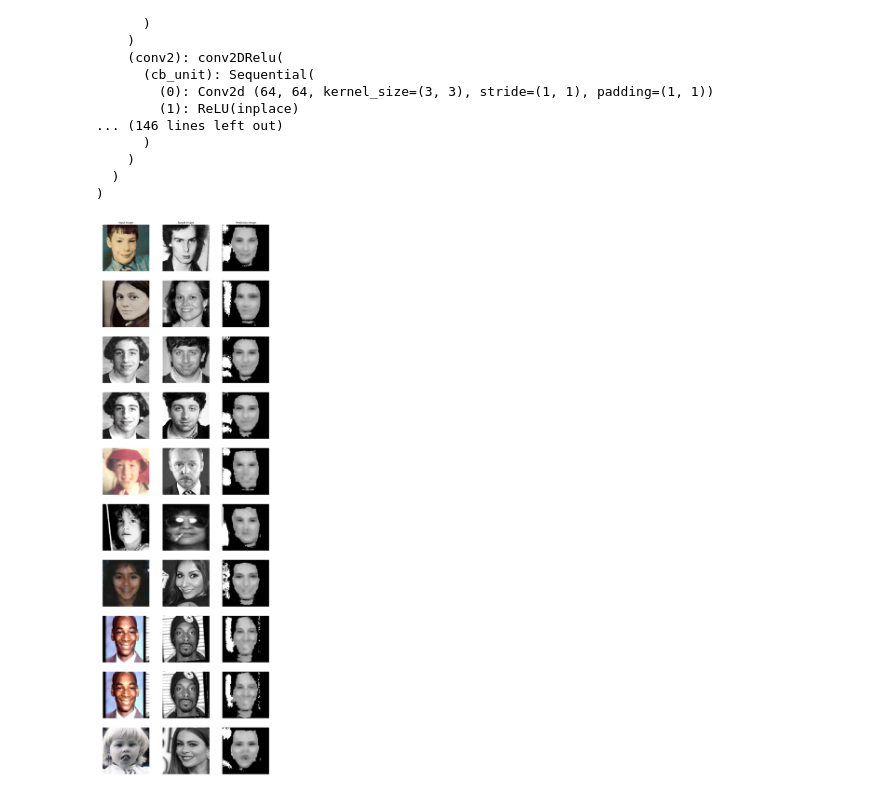
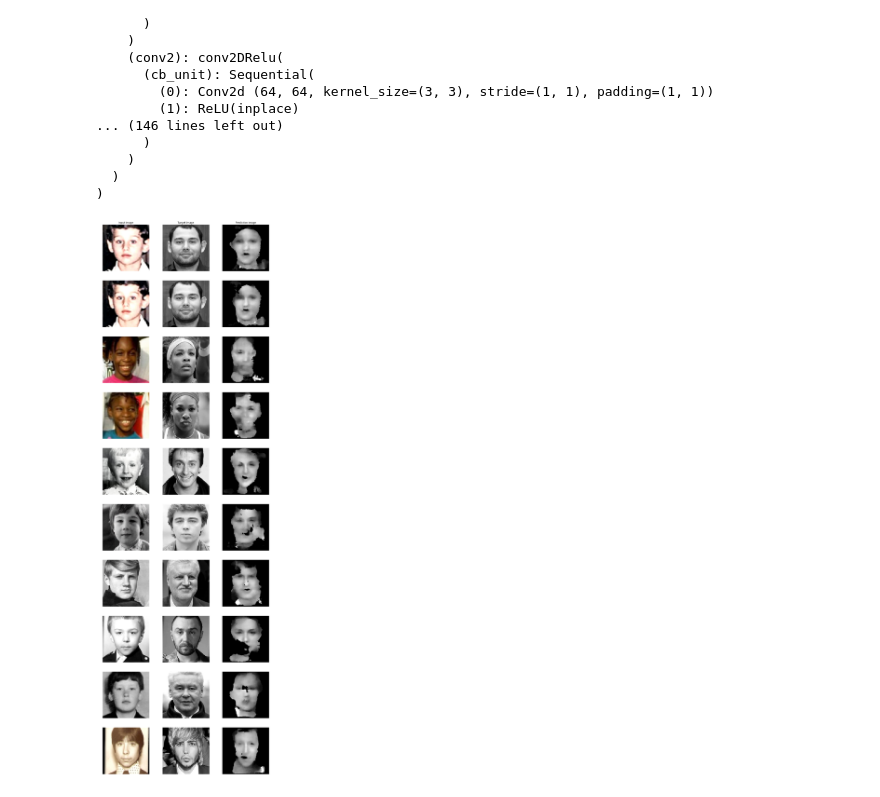
Before and after one commit to HX4G0N/ConvAge, a Jupyter notebook: ConvAge.ipynb, the cells around one changed output. Cells and saved outputs as stored; diff of their text form; code cells hidden in the pictures.

```diff
--- a/ConvAge.ipynb
+++ b/ConvAge.ipynb
@@ -108,7 +106,7 @@ START TRAIN.
 [Iteration 373/29840] TRAIN loss: 5.615
 RuntimeError: Expected object of type Variable[torch.cuda.LongTensor] but found type Variable[torch.cuda.FloatTensor] for argument #1 'other'
 # %%
-model=torch.load('models/convage_nn_background_20epochs.model')
+model=torch.load('models/convage_nn_background_90epochs.model')
 # %%
 model.cpu()
 # %% [output]
@@ -132,7 +130,7 @@ ConvAgeNN(
 # %%
 num_example_imgs = 10
 plt.figure(figsize=(15, 5 * num_example_imgs))
-for i, (img, target) in enumerate(val_data[70:70+num_example_imgs]):
+for i, (img, target) in enumerate(val_data[40:40+num_example_imgs]):
     inputs = img.unsqueeze(0)
     inputs = Variable(inputs)
     if model.is_cuda:
@@ -140,31 +138,31 @@ for i, (img, target) in enumerate(val_data[70:70+num_example_imgs]):
 
     outputs = model.forward(inputs)
     _, preds = torch.max(outputs, 1)
     pred = preds[0].data.cpu()
 
     img, target, pred = img.numpy(), target.numpy(), pred.numpy()
 
     # img
     plt.subplot(num_example_imgs, 3, i * 3 + 1)
     plt.axis('off')
     plt.imshow(img.transpose(1,2,0))
     if i == 0:
         plt.title("Input image")
 
     # target
     plt.subplot(num_example_imgs, 3, i * 3 + 2)
     plt.axis('off')
     target /= 255
     plt.imshow(target.reshape(200,200), cmap='gray')
     if i == 0:
         plt.title("Target image")
 
     # pred
     plt.subplot(num_example_imgs, 3, i * 3 + 3)
     plt.axis('off')
     plt.imshow(pred.reshape(200,200), cmap='gray')
     if i == 0:
         plt.title("Prediction image")
 plt.show()
 # %% [output]
-[figure, old version]
+[figure, new version]
```
Also changed, not shown: parts of 2 cells of this notebook, 10 other files.
